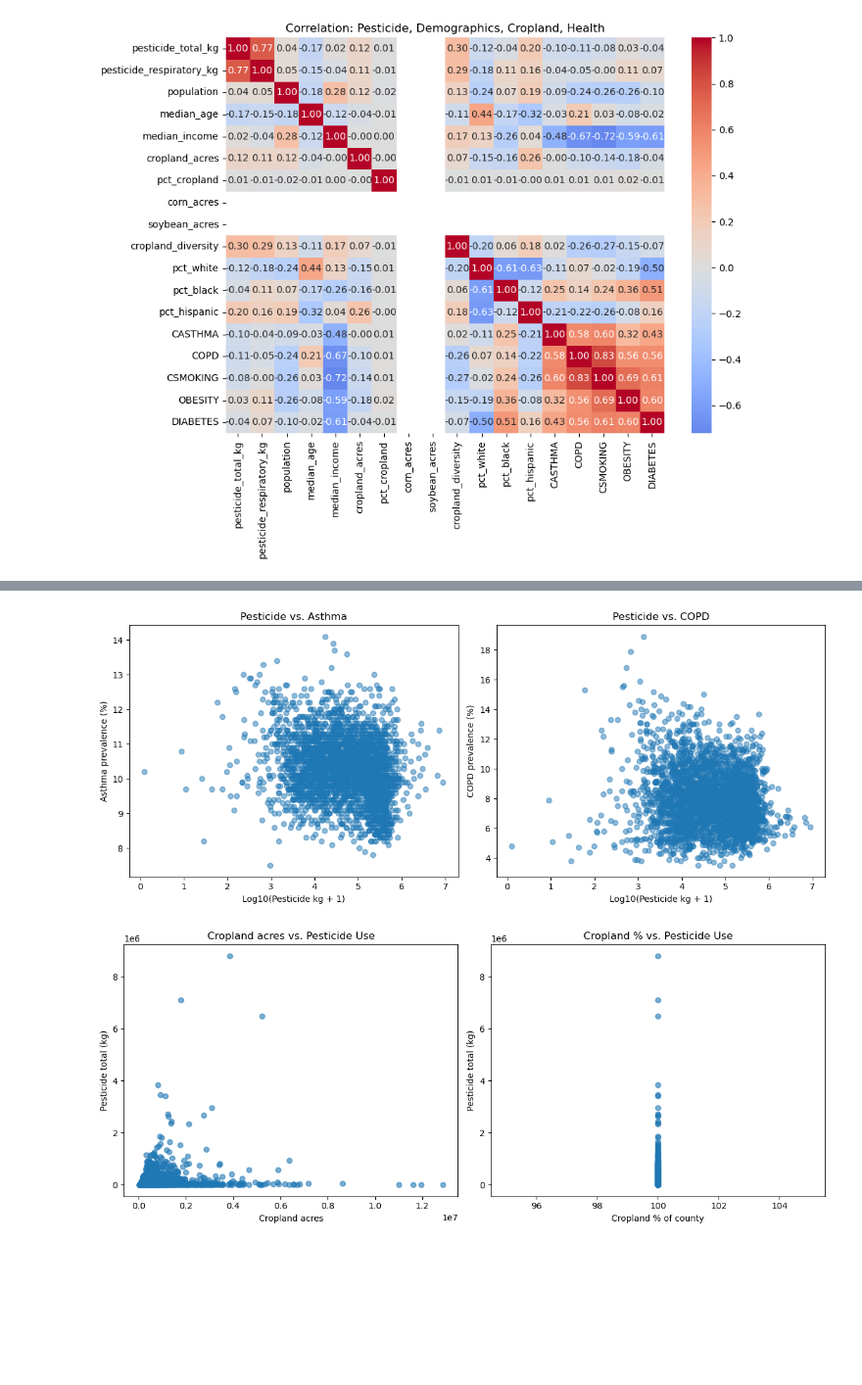
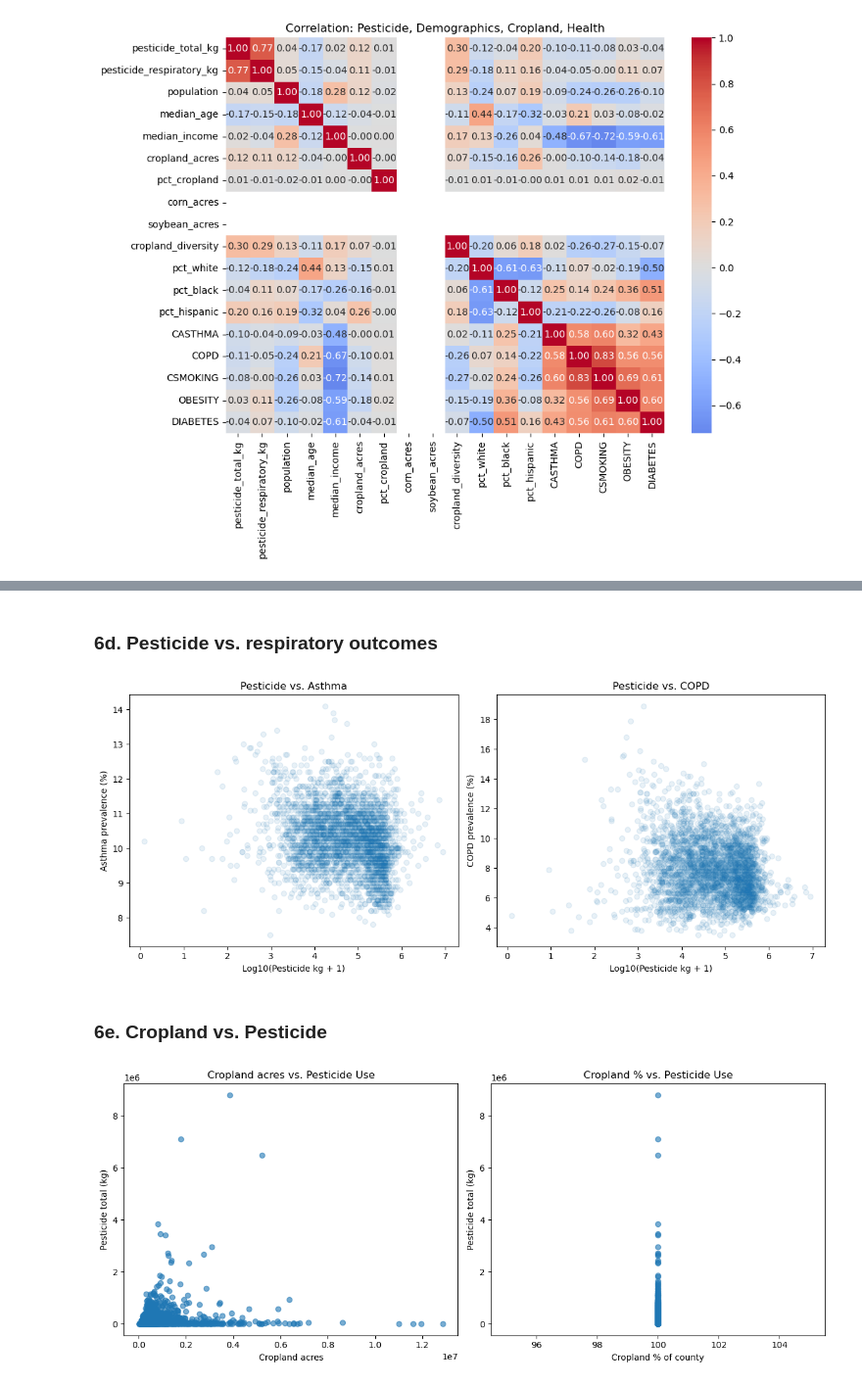
Before and after one commit to Erdos-Projects/spring-2026-pesticide-exposure, a Jupyter notebook: EDA/joint_eda.ipynb, the cells around one changed output, grey strips where cells are left out. Shown at 98% size. Cells and saved outputs as stored; diff of their text form; code cells hidden in the pictures; blank space fills up the shorter version.

```diff
--- a/EDA/joint_eda.ipynb
+++ b/EDA/joint_eda.ipynb
@@ -338,8 +335,7 @@ try:
     # Respiratory outcomes + tobacco (confounder) + obesity/diabetes (respiratory confounders)
     PLACES_MEASURES = ["CASTHMA", "COPD", "CSMOKING", "OBESITY", "DIABETES"]
     r.assign("measures_r", StrVector(PLACES_MEASURES))
-    # Release 2021 = 2019 BRFSS (aligns with pesticide 2016-2019, census ACS 2019, cropland 2019)
-    r.assign("release_r", "2021")
+    r.assign("release_r", "2023")
     r('places_county <- get_places(geography = "county", state = NULL, measure = measures_r, release = release_r, geometry = FALSE)')
 
     tmp_csv = os.path.join(tempfile.gettempdir(), "places_county_r.csv")
@@ -385,8 +381,8 @@ PLACES (county-level): (3077, 6)
 # %%
-# Start with pesticide (has most counties)
+# Start with pesticide (county-year: one row per FIPS per year)
 joint = pest_county.copy()
 
-# Merge census (left join to keep all pesticide counties)
+# Merge census, cropland, PLACES on FIPS (county-level; repeated for each year)
 census_cols = ["FIPS", "NAME", "population", "median_age", "median_income"]
 census_cols += [c for c in ["pct_white", "pct_black", "pct_asian", "pct_hispanic"] if c in census.columns]
 census_sub = census[census_cols].copy()
@@ -395,10 +391,11 @@ joint = joint.merge(census_sub, on="FIPS", how="left", suffixes=("", "_census"))
 # Merge cropland (left join)
 joint = joint.merge(cropland, on="FIPS", how="left")
 
-# Merge PLACES (left join)
 joint = joint.merge(places, on="FIPS", how="left")
+joint["state_fips"] = joint["FIPS"].astype(str).str.zfill(5).str[:2]
 
-print("Joint dataset shape:", joint.shape)
+print("Joint dataset shape (county-year rows):", joint.shape)
+print("  Years:", sorted(joint["YEAR"].dropna().unique().tolist()))
 print("\nColumn coverage:")
 print(joint.notna().sum())
 joint.head(10)
@@ -594,22 +652,26 @@ plt.show()
+# %% [markdown]
+### 6d. Pesticide vs. respiratory outcomes
 # %%
 # Pesticide vs. respiratory outcomes (where PLACES available)
-plot_df = joint.dropna(subset=["pesticide_total_kg", "CASTHMA", "COPD"])
+plot_df = joint.dropna(subset=["pesticide_respiratory_kg", "CASTHMA", "COPD"])
 if len(plot_df) > 10:
     fig, axes = plt.subplots(1, 2, figsize=(12, 5))
-    axes[0].scatter(np.log10(plot_df["pesticide_total_kg"] + 1), plot_df["CASTHMA"], alpha=0.5)
+    axes[0].scatter(np.log10(plot_df["pesticide_total_kg"] + 1), plot_df["CASTHMA"], alpha=0.1)
     axes[0].set_xlabel("Log10(Pesticide kg + 1)")
     axes[0].set_ylabel("Asthma prevalence (%)")
     axes[0].set_title("Pesticide vs. Asthma")
-    axes[1].scatter(np.log10(plot_df["pesticide_total_kg"] + 1), plot_df["COPD"], alpha=0.5)
+    axes[1].scatter(np.log10(plot_df["pesticide_total_kg"] + 1), plot_df["COPD"], alpha=0.1)
     axes[1].set_xlabel("Log10(Pesticide kg + 1)")
     axes[1].set_ylabel("COPD prevalence (%)")
     axes[1].set_title("Pesticide vs. COPD")
     plt.tight_layout()
     plt.show()
 else:
     print("Insufficient PLACES data for scatter. Run PLACES load (CDC URL or R) first.")
 # %% [output]
-[figure, old version]
+[figure, new version]
+# %% [markdown]
+### 6e. Cropland vs. Pesticide
 # %%
 # Cropland vs. Pesticide (where cropland available)
 plot_df = joint.dropna(subset=["cropland_acres", "pesticide_total_kg"])
```
Also changed, not shown: parts of 10 cells of this notebook, 4 other files.
